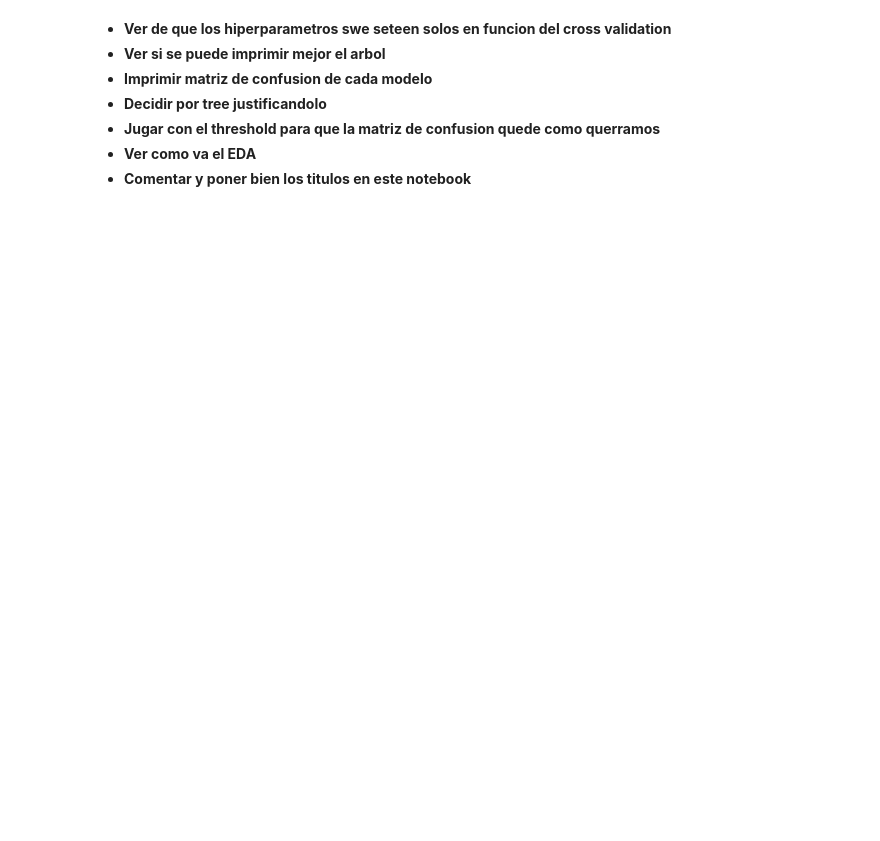
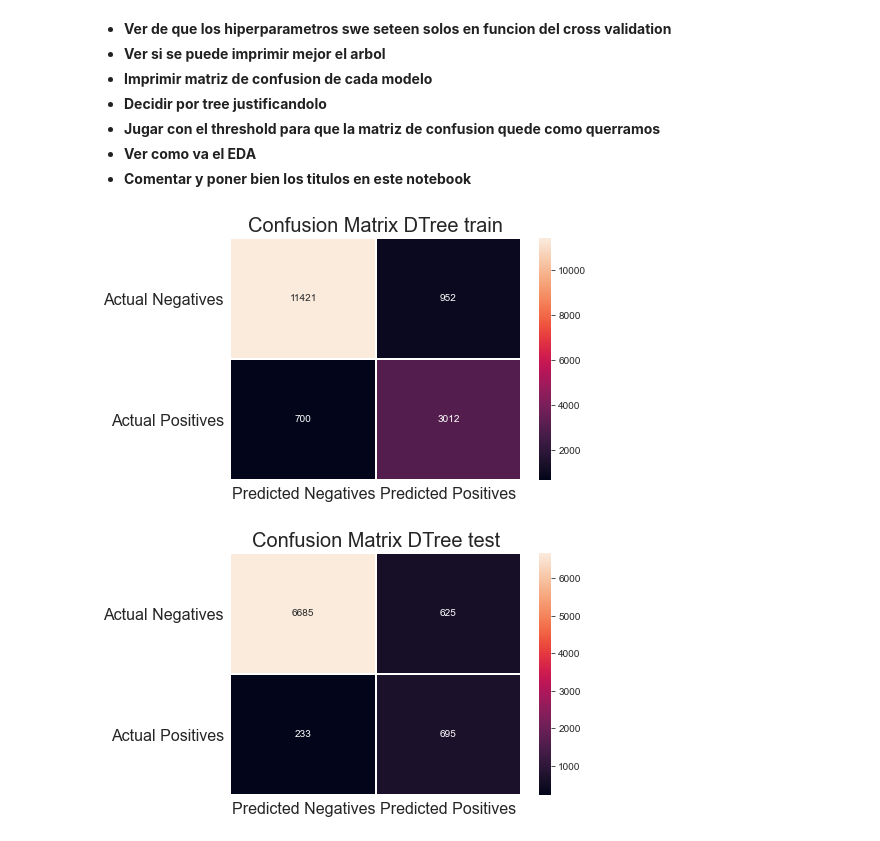
Before and after one commit to BenkosT/TP_Clasificacion, a Jupyter notebook: Notebooks/TP3-Classification_modeling.ipynb, the cells around one changed output. Drawn from its saved outputs; the diff is of its cells as text; code cells hidden in the pictures; blank space fills up the shorter version.

```diff
--- a/Notebooks/TP3-Classification_modeling.ipynb
+++ b/Notebooks/TP3-Classification_modeling.ipynb
@@ -437,3 +423,28 @@ plt.show()
 - **Jugar con el threshold para que la matriz de confusion quede como querramos**
 - **Ver como va el EDA**
 - **Comentar y poner bien los titulos en este notebook**
+# %%
+from sklearn.metrics import confusion_matrix
+
+conf_matrix = confusion_matrix(y_train_us, dtreepredtrain)
+f, ax = plt.subplots(figsize=(6, 4))
+sns.heatmap(conf_matrix, annot=True, fmt="d", linewidths=.6, ax=ax)
+plt.title("Confusion Matrix DTree train", fontsize=20)
+plt.subplots_adjust(left=0.15, right=0.99, bottom=0.15, top=0.99)
+ax.set_yticks(np.arange(conf_matrix.shape[0]) + 0.5, minor=False)
+ax.set_xticklabels(['Predicted Negatives', 'Predicted Positives'],fontsize=16, rotation=360)
+ax.set_yticklabels(['Actual Negatives', 'Actual Positives'], fontsize=16, rotation=360)
+plt.show()
+
+conf_matrix = confusion_matrix(y_test, dtreepredtest)
+f, ax = plt.subplots(figsize=(6, 4))
+sns.heatmap(conf_matrix, annot=True, fmt="d", linewidths=.6, ax=ax)
+plt.title("Confusion Matrix DTree test", fontsize=20)
+plt.subplots_adjust(left=0.15, right=0.99, bottom=0.15, top=0.99)
+ax.set_yticks(np.arange(conf_matrix.shape[0]) + 0.5, minor=False)
+ax.set_xticklabels(['Predicted Negatives', 'Predicted Positives'],fontsize=16, rotation=360)
+ax.set_yticklabels(['Actual Negatives', 'Actual Positives'], fontsize=16, rotation=360)
+plt.show()
+# %% [output]
+[figure, added]
+[figure, added]
```
Also changed, not shown: parts of 22 cells of this notebook.
